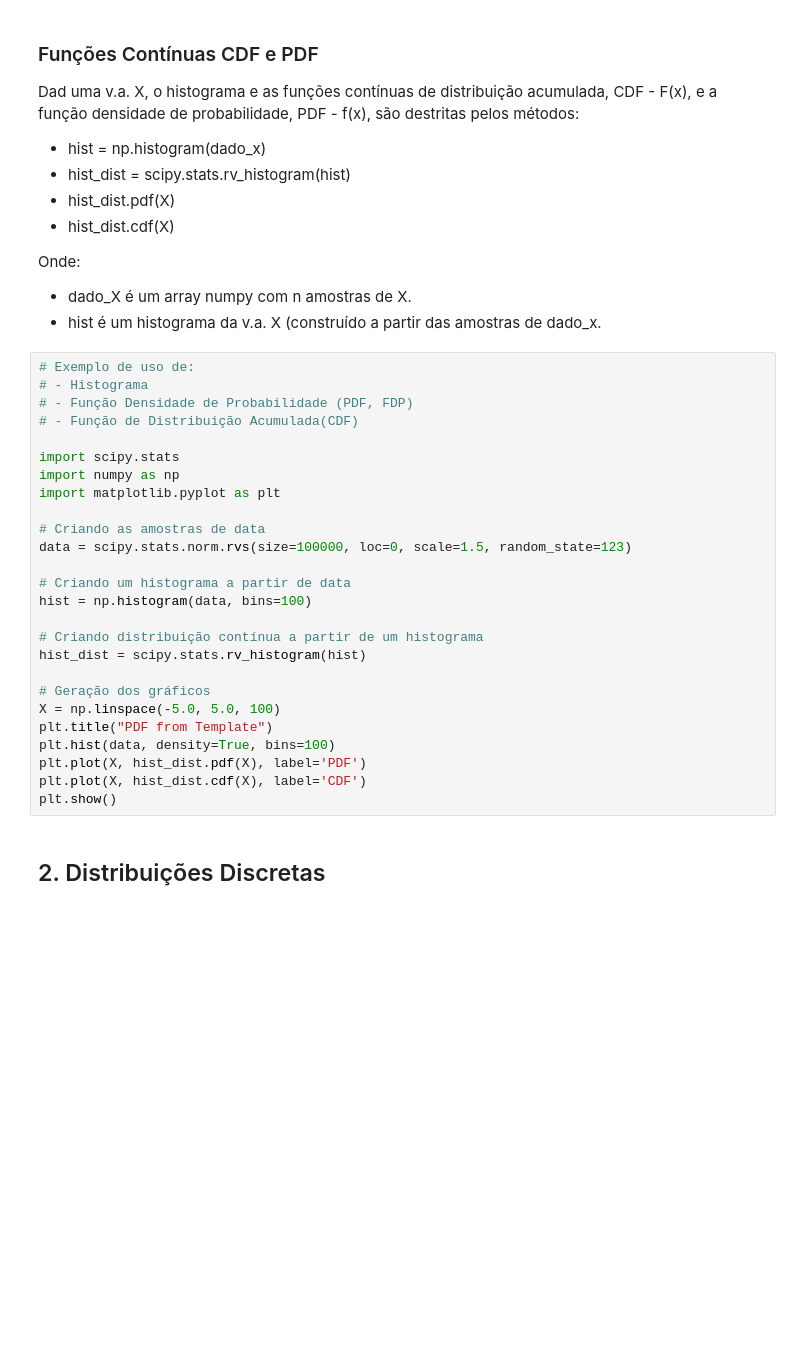
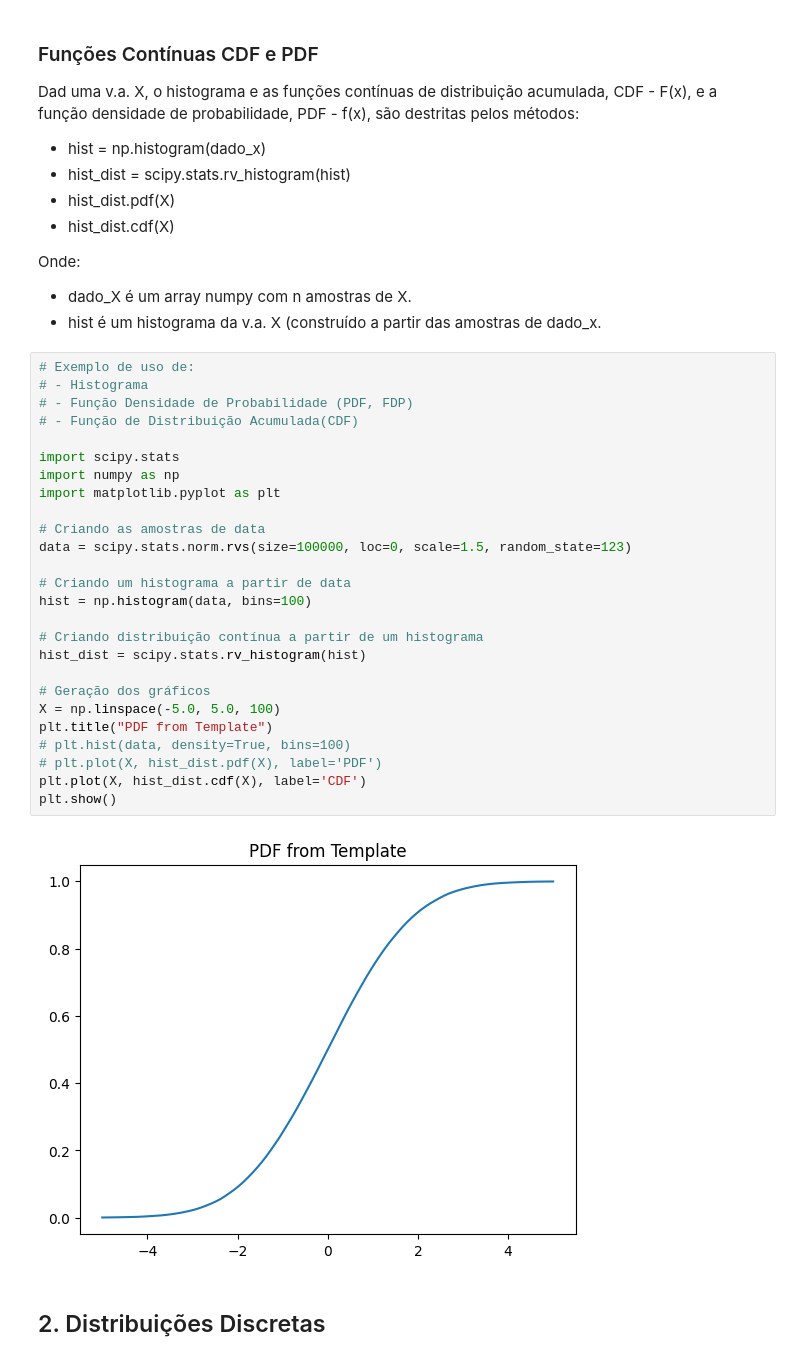
Before and after one commit to raphaelramosds/dc, a Jupyter notebook: Aulas/Aula09/notebook_aula09.ipynb, the cells around one changed output. Drawn from its saved outputs; the diff is of its cells as text; blank space fills up the shorter version.

```diff
--- a/Aulas/Aula09/notebook_aula09.ipynb
+++ b/Aulas/Aula09/notebook_aula09.ipynb
@@ -135,29 +166,31 @@ Onde:
 # %%
 # Exemplo de uso de:
 # - Histograma
 # - Função Densidade de Probabilidade (PDF, FDP)
 # - Função de Distribuição Acumulada(CDF)
 
 import scipy.stats
 import numpy as np
 import matplotlib.pyplot as plt
 
 # Criando as amostras de data
 data = scipy.stats.norm.rvs(size=100000, loc=0, scale=1.5, random_state=123)
 
 # Criando um histograma a partir de data
 hist = np.histogram(data, bins=100)
 
 # Criando distribuição contínua a partir de um histograma
 hist_dist = scipy.stats.rv_histogram(hist)
 
 # Geração dos gráficos
 X = np.linspace(-5.0, 5.0, 100)
 plt.title("PDF from Template")
-plt.hist(data, density=True, bins=100)
-plt.plot(X, hist_dist.pdf(X), label='PDF')
+# plt.hist(data, density=True, bins=100)
+# plt.plot(X, hist_dist.pdf(X), label='PDF')
 plt.plot(X, hist_dist.cdf(X), label='CDF')
 plt.show()
+# %% [output]
+[figure, added]
 # %% [markdown]
 ## 2. Distribuições Discretas
 # %% [markdown]
```
Also changed, not shown: parts of 17 cells of this notebook, 3 other files.
